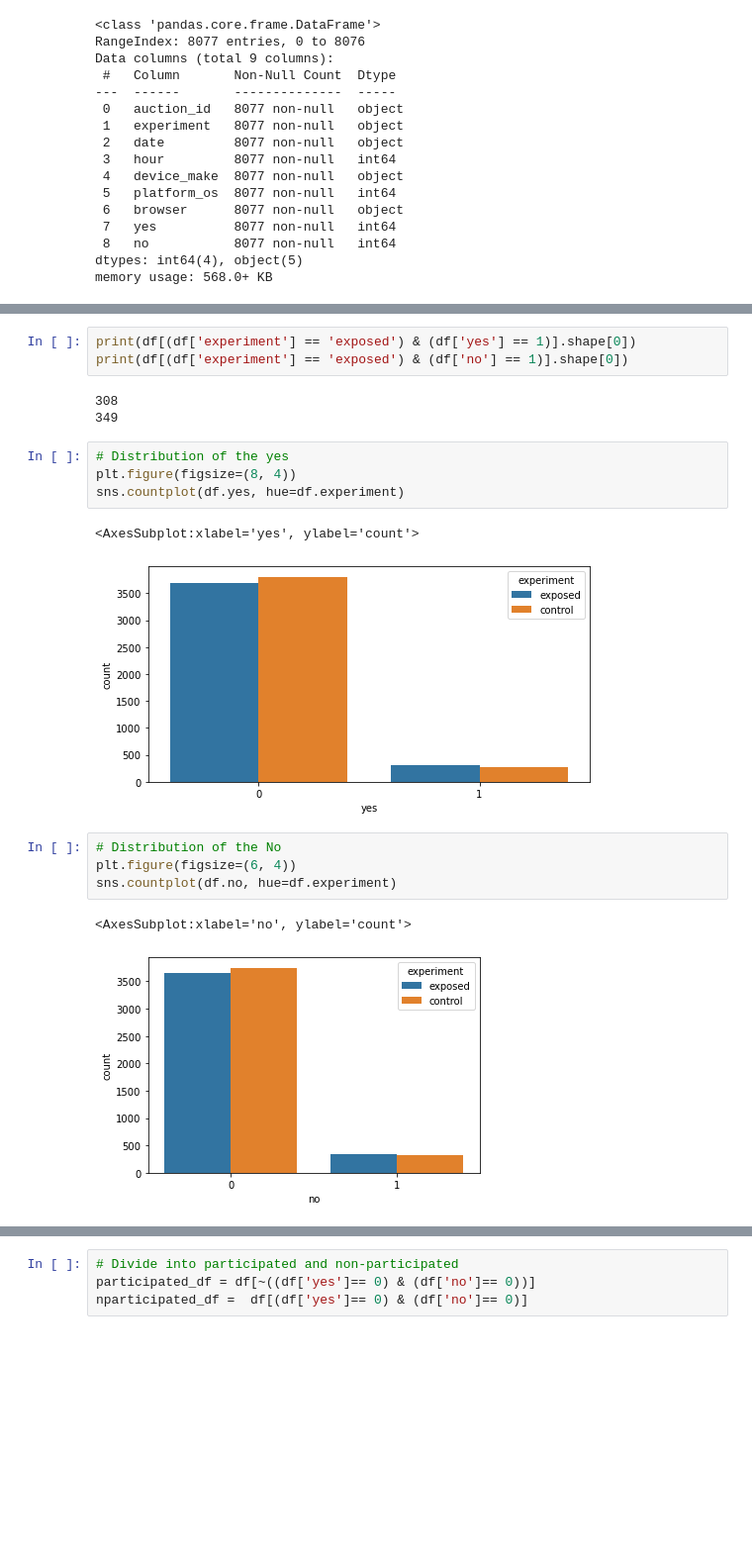
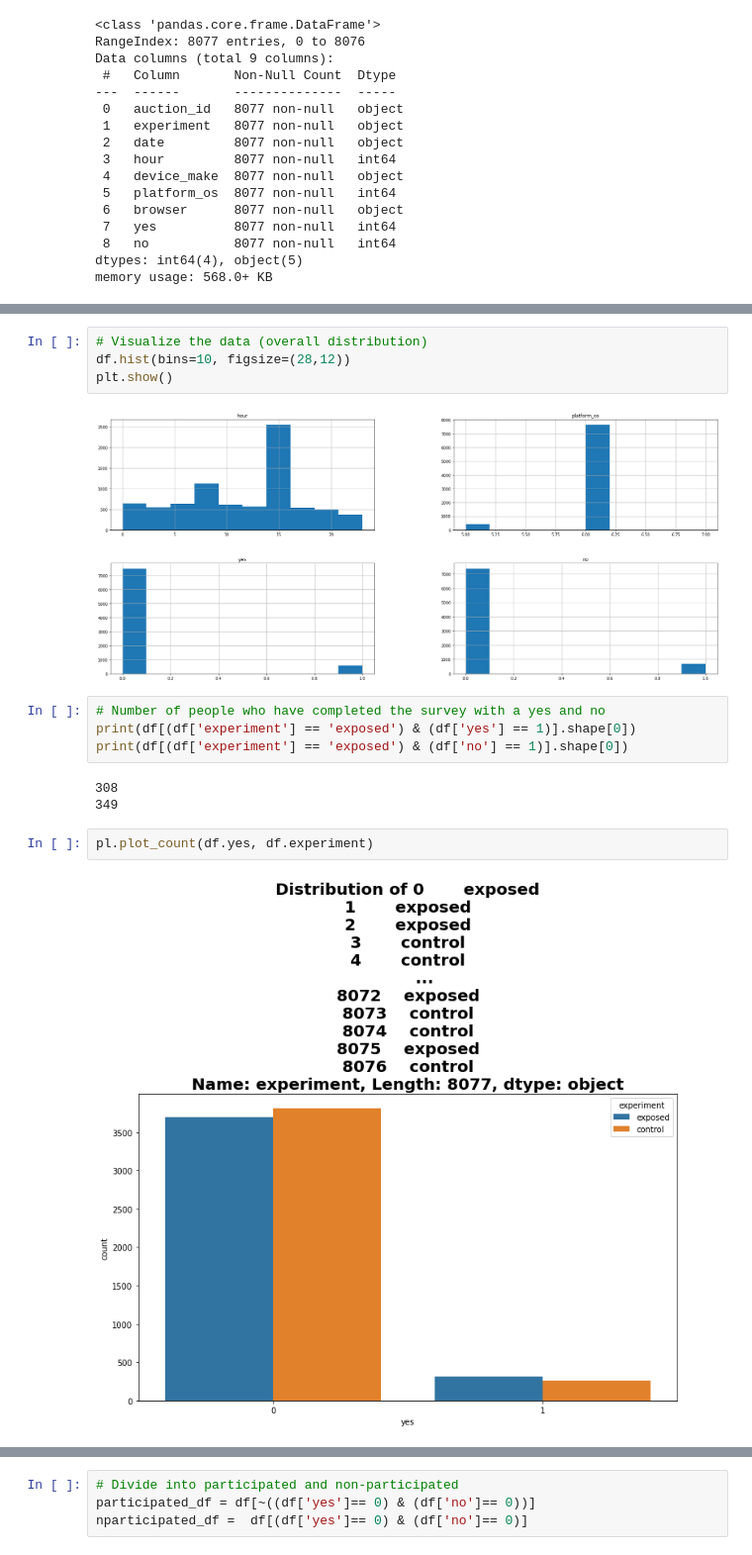
Before and after one commit to wakura-mbuya/abtest-mlops, a Jupyter notebook: notebooks/overview.ipynb, the cells around one changed output, grey strips where cells are left out. Shown: that part at 99% size. Drawn from its saved outputs; the diff is of its cells as text; blank space fills up the shorter version.

```diff
--- a/notebooks/overview.ipynb
+++ b/notebooks/overview.ipynb
@@ -93,20 +84,17 @@ memory usage: 568.0+ KB
+# %%
+# Visualize the data (overall distribution)
+df.hist(bins=10, figsize=(28,12))
+plt.show()
+# %% [output]
+[figure, added]
 # %%
+# Number of people who have completed the survey with a yes and no
 print(df[(df['experiment'] == 'exposed') & (df['yes'] == 1)].shape[0])
 print(df[(df['experiment'] == 'exposed') & (df['no'] == 1)].shape[0])
 # %% [output]
 308
 349
-# %%
-# Distribution of the yes
-plt.figure(figsize=(8, 4))
-sns.countplot(df.yes, hue=df.experiment)
-# %% [output]
-<AxesSubplot:xlabel='yes', ylabel='count'>
-[figure, removed]
-# %%
-# Distribution of the No
-plt.figure(figsize=(6, 4))
-sns.countplot(df.no, hue=df.experiment)
-# %% [output]
-<AxesSubplot:xlabel='no', ylabel='count'>
-[figure, removed]
+# %%
+pl.plot_count(df.yes, df.experiment)
+# %% [output]
+[figure, added]
```
Also changed, not shown: parts of 57 cells of this notebook, 1 other file.
